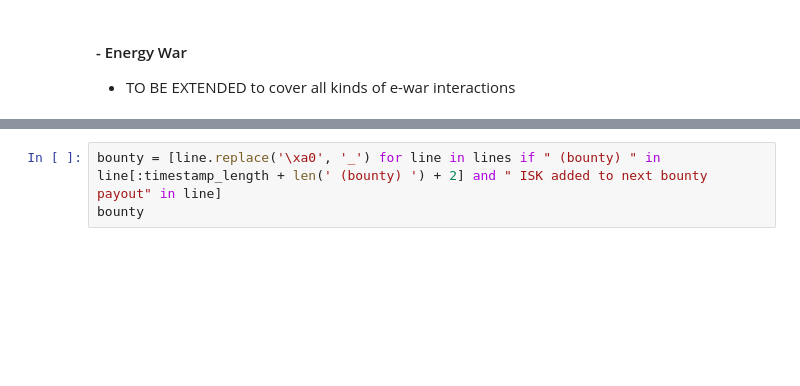
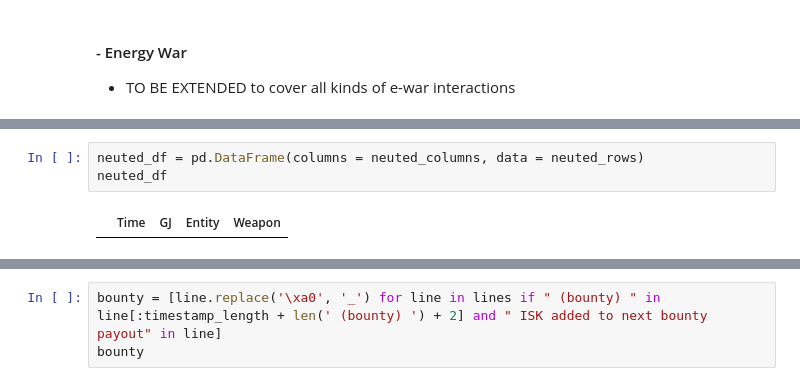
Before and after one commit to mislavskii/EvELogs, a Jupyter notebook: CombatInteractions-DJ.ipynb, the cells around one changed output, grey strips where cells are left out. Cells and saved outputs as stored; diff of their text form; blank space fills up the shorter version.

```diff
--- a/CombatInteractions-DJ.ipynb
+++ b/CombatInteractions-DJ.ipynb
@@ -422,0 +540,5 @@ for action in ewar_df.Action.unique():
+# %%
+neuted_df = pd.DataFrame(columns = neuted_columns, data = neuted_rows)
+neuted_df
+# %% [output]
+|  | Time | GJ | Entity | Weapon |
```
Also changed, not shown: parts of 21 cells of this notebook.
